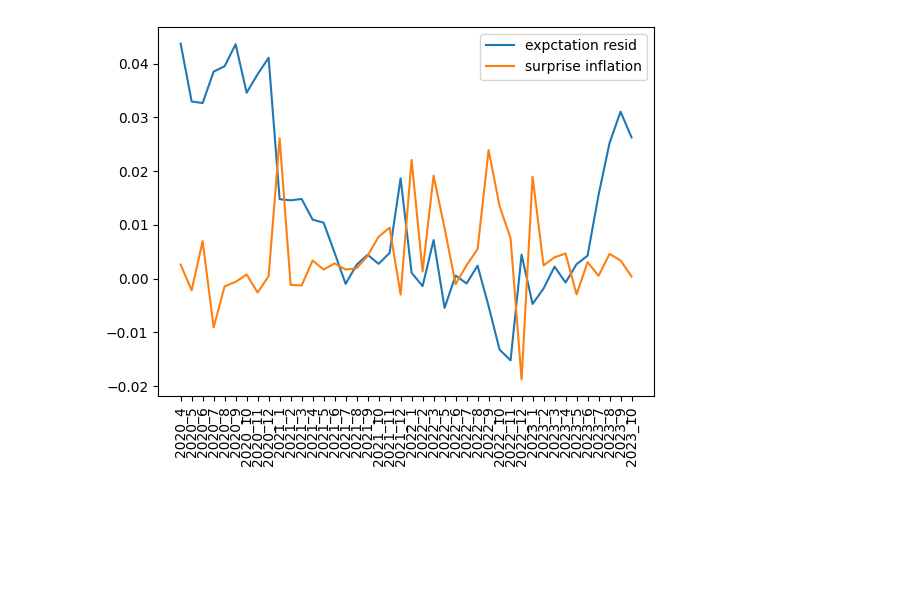
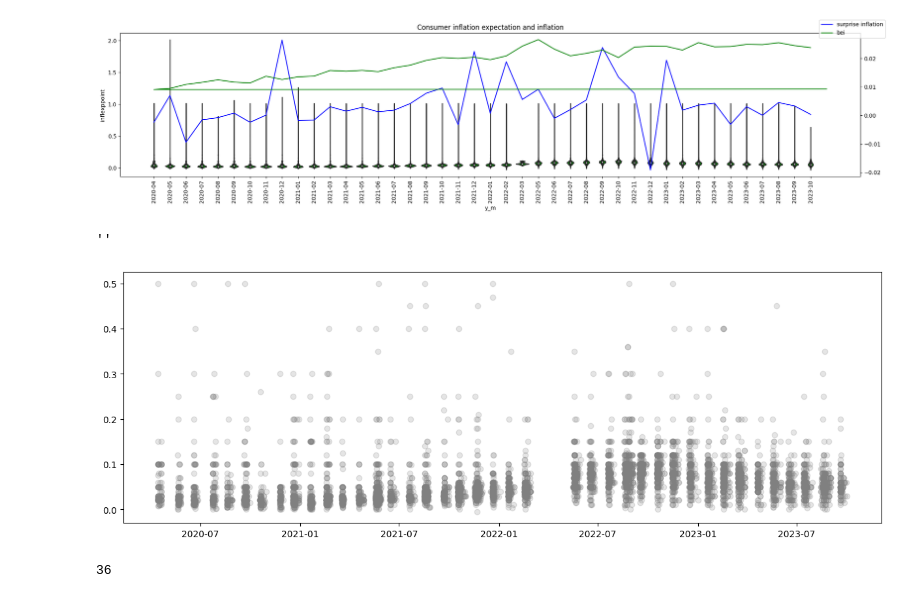
Before and after one commit to lukasgrahl/memoire2, a Jupyter notebook: notebooks/hhp_survey.ipynb, the cells around one changed output. Cells and saved outputs as stored; diff of their text form; code cells hidden in the pictures; blank space fills up the shorter version.

```diff
--- a/notebooks/hhp_survey.ipynb
+++ b/notebooks/hhp_survey.ipynb
@@ -96,18 +90,0 @@ df['year_month'] = df.year.astype(str) + '_' + df.month.astype(str)
-# %%
-infl['year_month'] = infl.year.astype(str) + '_' + infl.month.astype(str)
-# %%
-df = df[df.date > datetime(2020,4,1)]
-# %%
-fig, ax = plt.subplots(1,1, figsize=(20, 5))
-sns.violinplot(data=df, x='year_month', y='inflexppoint', ax=ax, color='green', alpha=.5, label='consumer infl. expect.')
-ax2 = ax.twinx()
-ax2.plot(infl.loc[df.date.min(): df.date.max()].set_index('year_month').resid, color='blue', label='surprise inflation')
-ax2.plot(infl.loc[df.date.min(): df.date.max()].set_index('year_month').pi_de, color='red', label='realised inflation')
-
-ax.tick_params(axis='x', rotation=90)
-fig.legend()
-plt.title('Consumer inflation expectation and inflation')
-
-plt.tight_layout()
-
-fig.savefig(os.path.join(GRAPHS_DIR, 'presentation3_graph3.png'))
@@ -116,2 +90,0 @@ fig.savefig(os.path.join(GRAPHS_DIR, 'presentation3_graph3.png'))
-# %%
-inlf_lag = infl.set_index('year_month').copy()
@@ -159,7 +91,17 @@ Notes:
-# %%
-plt.plot(ols.resid)
-plt.plot(infl_lag['pi_surp_lag0'])
-plt.legend(['expctation resid', 'surprise inflation'])
-plt.xticks(rotation=90);
-# %% [output]
-[figure, removed]
+# %%
+fig, ax = plt.subplots(1,1, figsize=(20, 5))
+sns.violinplot(data=df[df.inflexppoint <=10], x='y_m', y='inflexppoint', ax=ax, color='green', alpha=.5, label='consumer infl. expect.')
+ax2 = ax.twinx()
+ax2.plot(infl.loc[df.date.min(): df.date.max()].set_index('y_m').resid, color='blue', label='surprise inflation')
+# ax2.plot(infl.loc[df.date.min(): df.date.max()].set_index('y_m').pi_de, color='red', label='realised inflation')
+ax2.plot(bei.loc[df.date.min(): df.date.max()].groupby('y_m').first().bei, color='green', label='bei')
+
+ax.tick_params(axis='x', rotation=90)
+fig.legend()
+plt.title('Consumer inflation expectation and inflation')
+
+plt.tight_layout()
+
+fig.savefig(os.path.join(GRAPHS_DIR, 'presentation3_graph3.png'))
+# %% [output]
+[figure, added]
@@ -165,0 +115,7 @@ plt.xticks(rotation=90);
+# %%
+fig, ax = plt.subplots(1,1, figsize=(15,5))
+plt.plot(sub.iloc[:, get_samp(sub.shape[1], 2_000)], linewidth=0, marker='o', alpha=.2, color='grey')
+;
+# %% [output]
+''
+[figure, added]
@@ -165,0 +133,4 @@ plt.xticks(rotation=90);
+# %%
+thresh
+# %% [output]
+36
```
Also changed, not shown: parts of 65 cells of this notebook, 5 other files.
